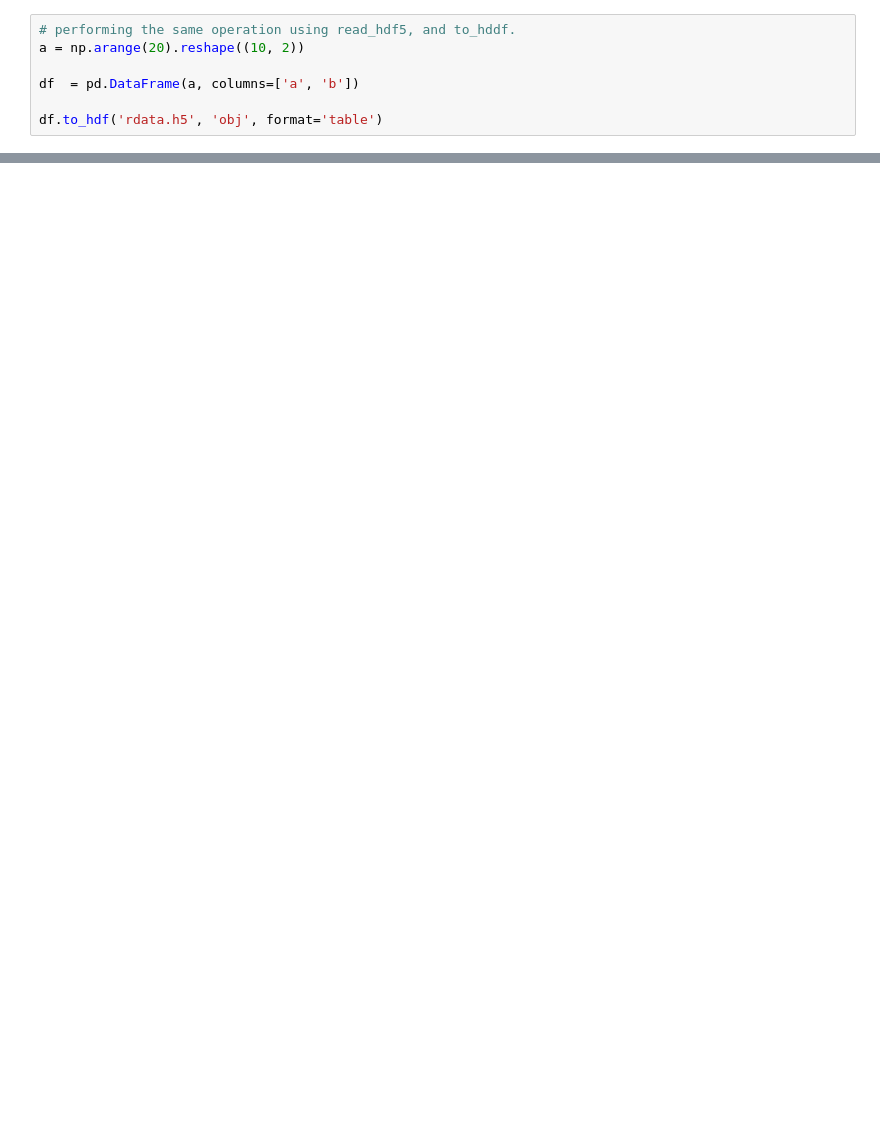
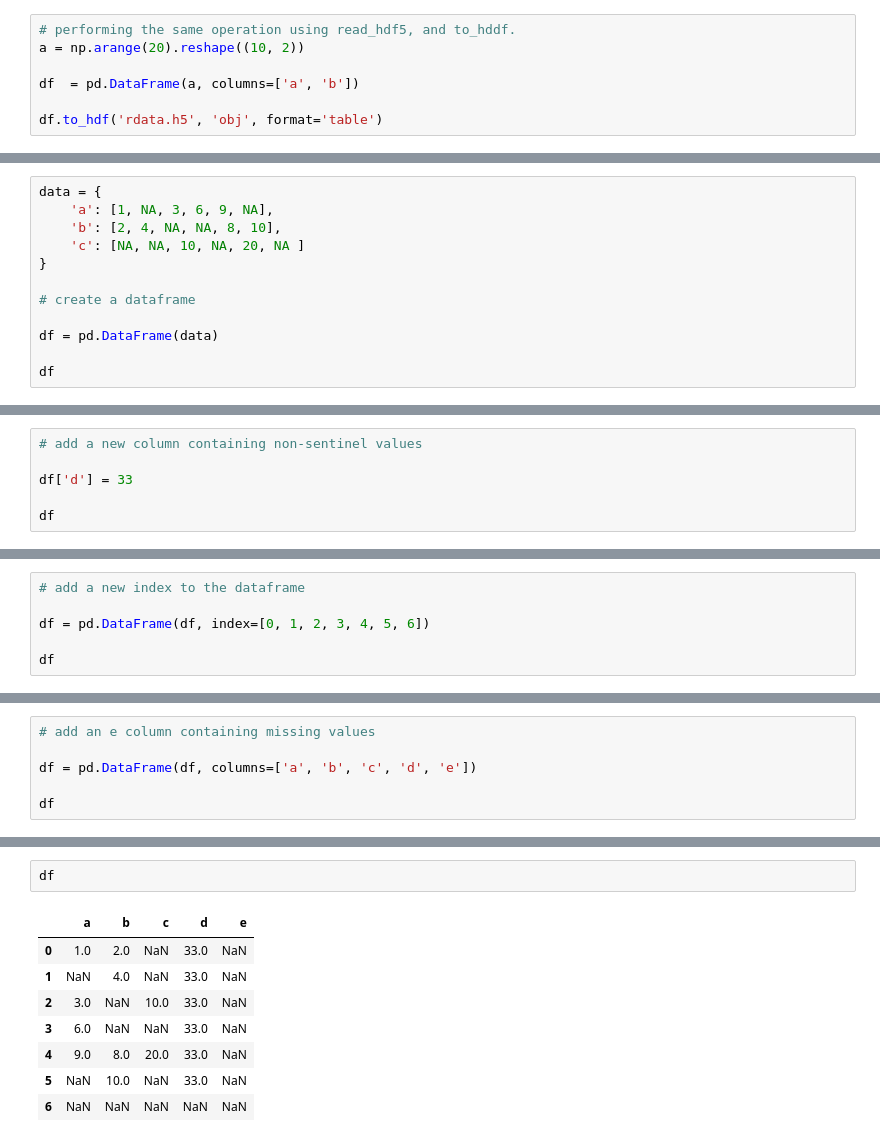
Before and after one commit to morayo0x/data_analysis, a Jupyter notebook: lib/pandas.ipynb, the cells around one changed output, grey strips where cells are left out. Saved outputs shown, nothing was run; the diff lists cells and outputs as text; blank space fills up the shorter version.

Commit message:
filtering and replacing missing data

```diff
--- a/lib/pandas.ipynb
+++ b/lib/pandas.ipynb
@@ -1234,0 +1210,12 @@ pd.read_hdf('rdata.h5', 'obj', where= ['index >=3', 'columns = a' ])
+# %%
+data = {
+    'a': [1, NA, 3, 6, 9, NA],
+    'b': [2, 4, NA, NA, 8, 10],
+    'c': [NA, NA, 10, NA, 20, NA ]
+}
+
+# create a dataframe
+
+df = pd.DataFrame(data)
+
+df
@@ -1234,0 +1251,6 @@ pd.read_hdf('rdata.h5', 'obj', where= ['index >=3', 'columns = a' ])
+# %%
+# add a new column containing non-sentinel values
+
+df['d'] = 33
+
+df
@@ -1234,0 +1271,6 @@ pd.read_hdf('rdata.h5', 'obj', where= ['index >=3', 'columns = a' ])
+# %%
+# add a new index to the dataframe
+
+df = pd.DataFrame(df, index=[0, 1, 2, 3, 4, 5, 6])
+
+df
@@ -1234,0 +1281,6 @@ pd.read_hdf('rdata.h5', 'obj', where= ['index >=3', 'columns = a' ])
+# %%
+# add an e column containing missing values
+
+df = pd.DataFrame(df, columns=['a', 'b', 'c', 'd', 'e'])
+
+df
@@ -1234,0 +1299,11 @@ pd.read_hdf('rdata.h5', 'obj', where= ['index >=3', 'columns = a' ])
+# %%
+df
+# %% [output]
+|  | a | b | c | d | e |
+| 0 | 1.0 | 2.0 | NaN | 33.0 | NaN |
+| 1 | NaN | 4.0 | NaN | 33.0 | NaN |
+| 2 | 3.0 | NaN | 10.0 | 33.0 | NaN |
+| 3 | 6.0 | NaN | NaN | 33.0 | NaN |
+| 4 | 9.0 | 8.0 | 20.0 | 33.0 | NaN |
+| 5 | NaN | 10.0 | NaN | 33.0 | NaN |
+| 6 | NaN | NaN | NaN | NaN | NaN |
```
Also changed, not shown: parts of 25 cells of this notebook.
